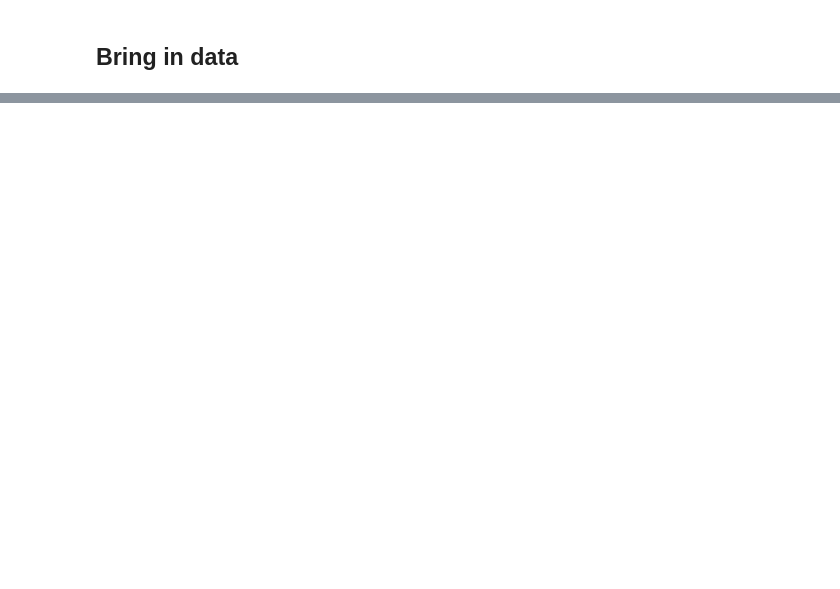
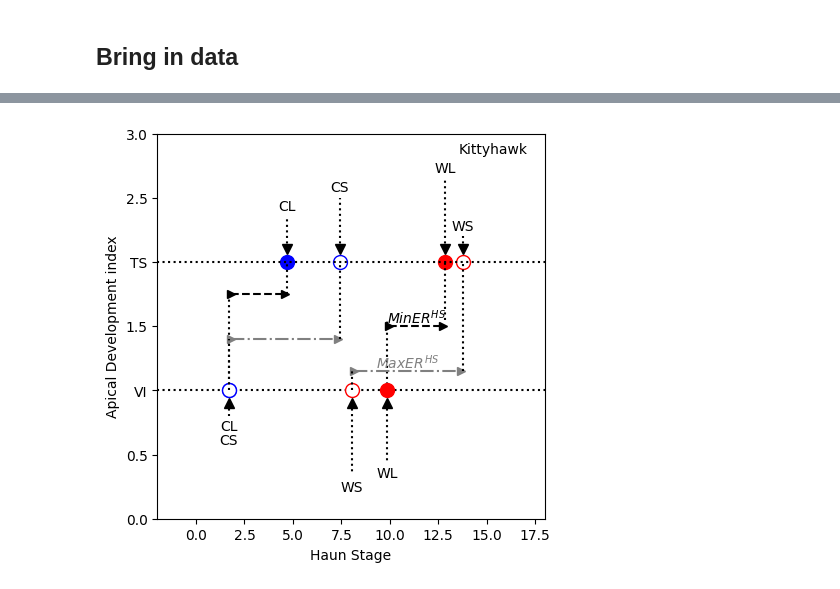
Before and after one commit to HamishBrownPFR/CAMP, a Jupyter notebook: DeriveParamsEg.ipynb, the cells around one changed output, grey strips where cells are left out. Drawn from its saved outputs; the diff is of its cells as text; code cells hidden in the pictures; blank space fills up the shorter version.

```diff
--- a/DeriveParamsEg.ipynb
+++ b/DeriveParamsEg.ipynb
@@ -29,3 +36,10 @@ camp.plotVITS(AmarokParams, 3, cult)
+# %%
+graph  = plt.figure(figsize=(5,5))
+ax = graph.add_subplot(1,1,1)
+camp.plotVITS(cultParams, 3, ax, cult)
+graph.savefig('VITSHS.jpg',format='jpg',dpi=300,bbox_inches="tight")
+# %% [output]
+[figure, added]
 # %%
 graph  = plt.figure(figsize=(5,5))
 ax = graph.add_subplot(1,1,1)
```
Also changed, not shown: parts of 8 cells of this notebook, 8 other files.
